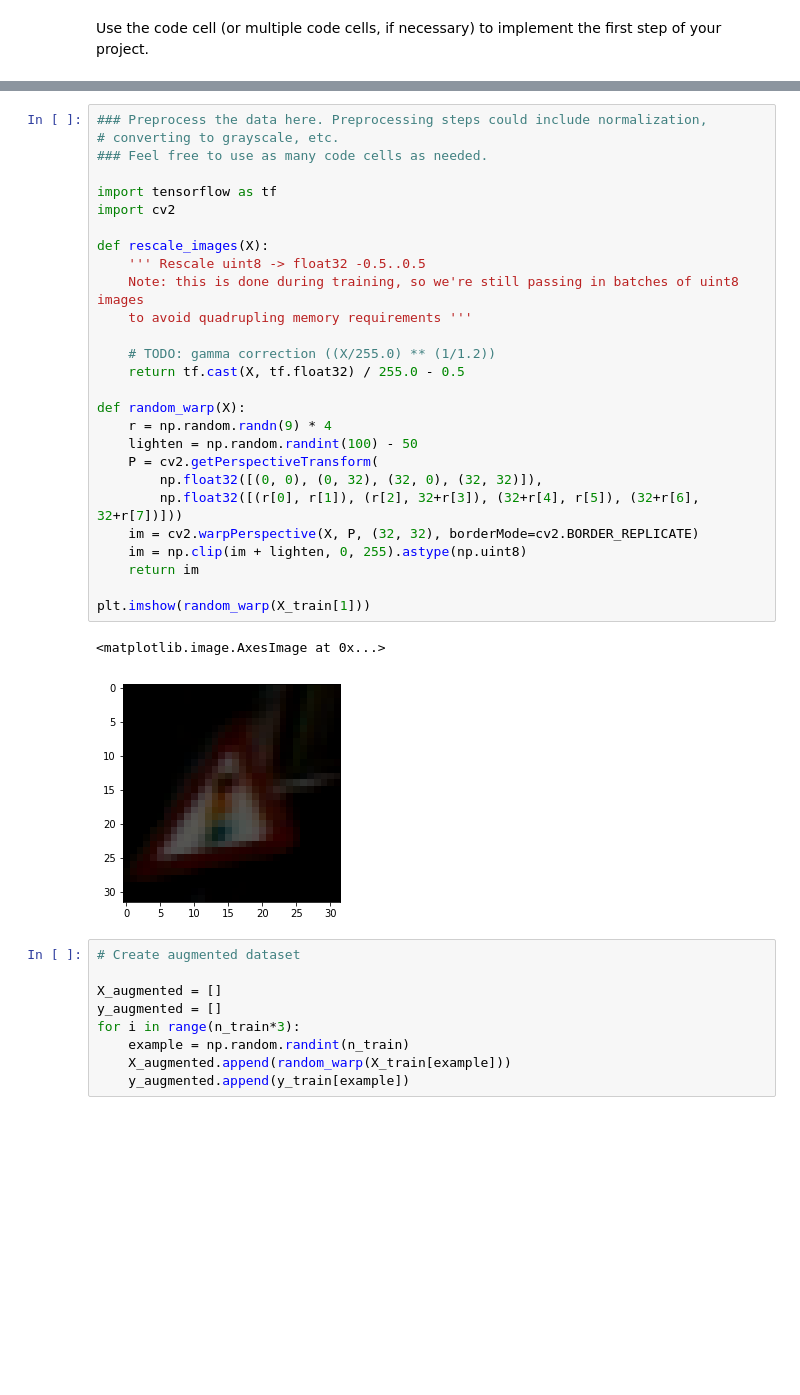
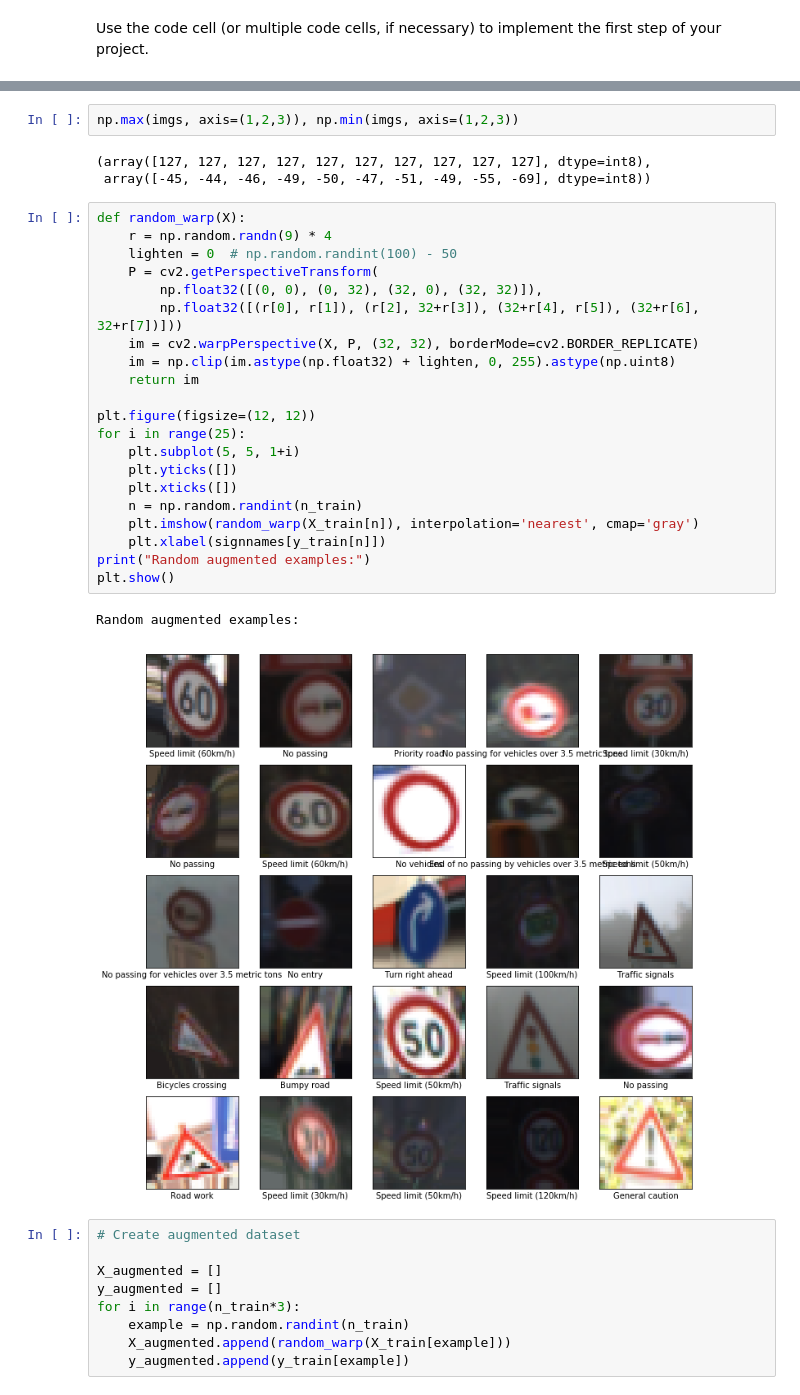
Before and after one commit to a1k0n/CarND-Traffic-Sign-Classifier-Project, a Jupyter notebook: Traffic_Sign_Classifier.ipynb, the cells around one changed output, grey strips where cells are left out. Cells and saved outputs as stored; diff of their text form; blank space fills up the shorter version.

```diff
--- a/Traffic_Sign_Classifier.ipynb
+++ b/Traffic_Sign_Classifier.ipynb
@@ -144,33 +170,32 @@ Use the code cell (or multiple code cells, if necessary) to implement the first
+# %%
+np.max(imgs, axis=(1,2,3)), np.min(imgs, axis=(1,2,3))
+# %% [output]
+(array([127, 127, 127, 127, 127, 127, 127, 127, 127, 127], dtype=int8),
+ array([-45, -44, -46, -49, -50, -47, -51, -49, -55, -69], dtype=int8))
 # %%
-### Preprocess the data here. Preprocessing steps could include normalization,
-# converting to grayscale, etc.
-### Feel free to use as many code cells as needed.
-
-import tensorflow as tf
-import cv2
-
-def rescale_images(X):
-    ''' Rescale uint8 -> float32 -0.5..0.5
-    Note: this is done during training, so we're still passing in batches of uint8 images
-    to avoid quadrupling memory requirements '''
-
-    # TODO: gamma correction ((X/255.0) ** (1/1.2))
-    return tf.cast(X, tf.float32) / 255.0 - 0.5
-
 def random_warp(X):
     r = np.random.randn(9) * 4
-    lighten = np.random.randint(100) - 50
+    lighten = 0  # np.random.randint(100) - 50
     P = cv2.getPerspectiveTransform(
         np.float32([(0, 0), (0, 32), (32, 0), (32, 32)]),
         np.float32([(r[0], r[1]), (r[2], 32+r[3]), (32+r[4], r[5]), (32+r[6], 32+r[7])]))
     im = cv2.warpPerspective(X, P, (32, 32), borderMode=cv2.BORDER_REPLICATE)
-    im = np.clip(im + lighten, 0, 255).astype(np.uint8)
+    im = np.clip(im.astype(np.float32) + lighten, 0, 255).astype(np.uint8)
     return im
 
-plt.imshow(random_warp(X_train[1]))
+plt.figure(figsize=(12, 12))
+for i in range(25):
+    plt.subplot(5, 5, 1+i)
+    plt.yticks([])
+    plt.xticks([])
+    n = np.random.randint(n_train)
+    plt.imshow(random_warp(X_train[n]), interpolation='nearest', cmap='gray')
+    plt.xlabel(signnames[y_train[n]])
+print("Random augmented examples:")
+plt.show()
 # %% [output]
-<matplotlib.image.AxesImage at 0x...>
+Random augmented examples:
-[figure, old version]
+[figure, new version]
 # %%
 # Create augmented dataset
 
```
Also changed, not shown: parts of 6 cells of this notebook.
